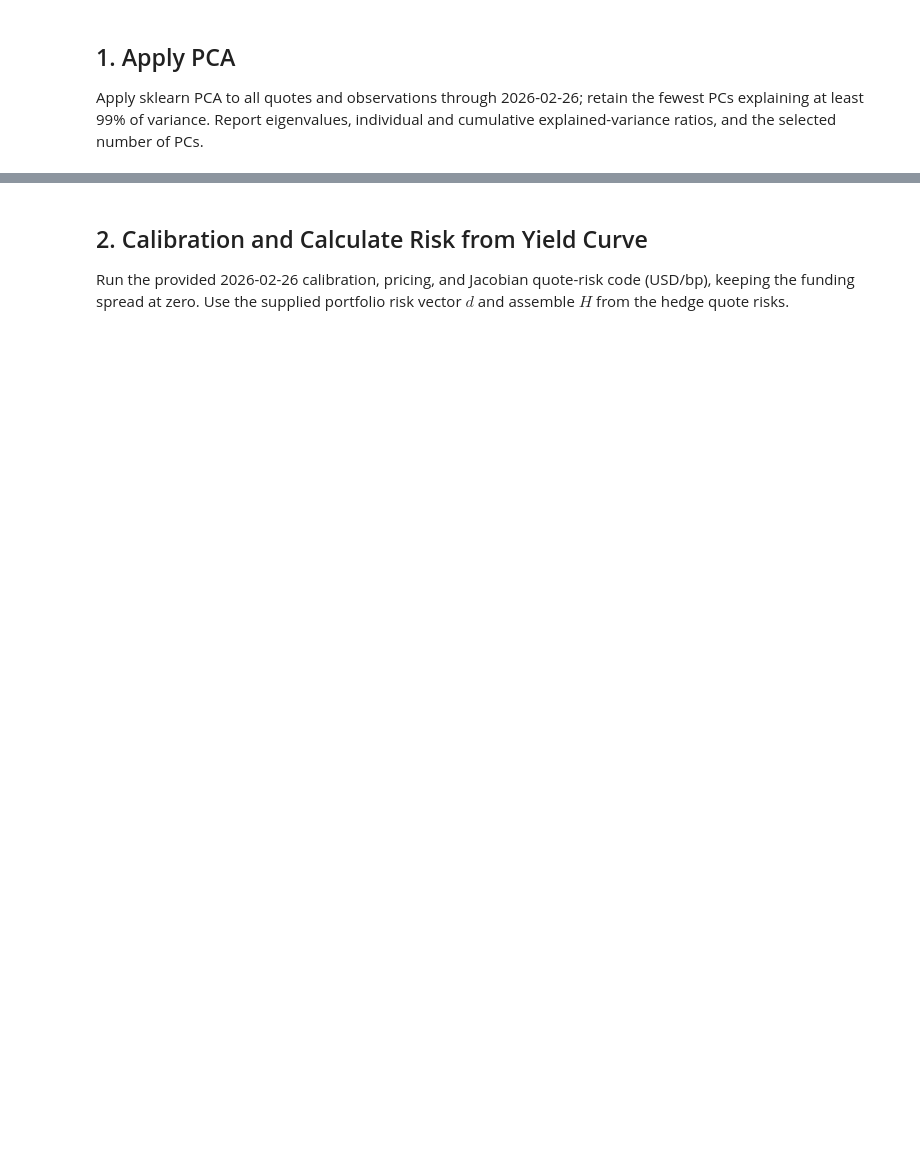
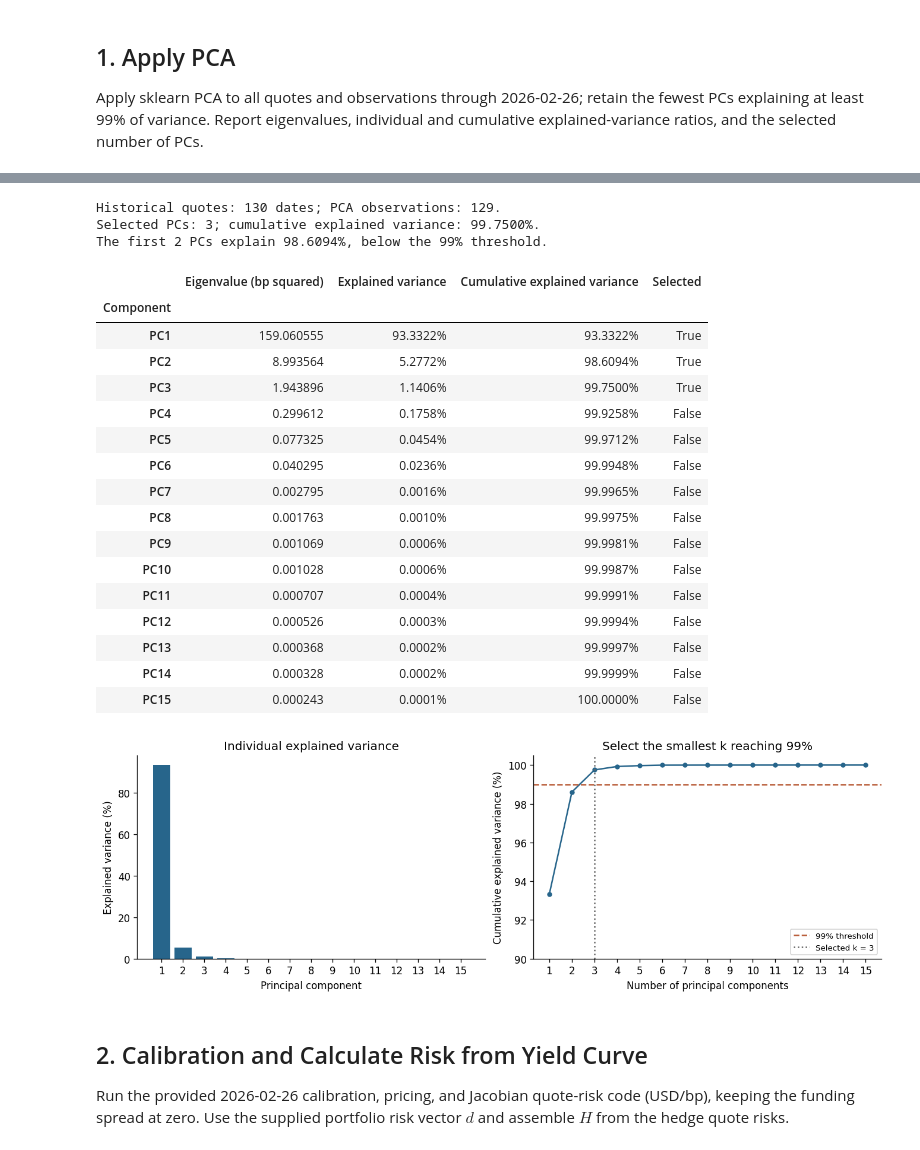
Before and after one commit to DarshitSarda/FRE-GY-9743-Assignments-9, a Jupyter notebook: Assignment9.ipynb, the cells around one changed output, grey strips where cells are left out. Saved outputs shown, nothing was run; the diff lists cells and outputs as text; code cells hidden in the pictures; blank space fills up the shorter version.

Commit message:
Complete Assignment 9 PCA hedge

```diff
--- a/Assignment9.ipynb
+++ b/Assignment9.ipynb
@@ -55,13 +66,19 @@ display(swap_rates.head())
 # %%
 # TODO 1: Prepare the PCA input DataFrame X and fit sklearn PCA.
-# Define the fitted pca object and its scores_array.
-raise NotImplementedError("TODO 1: prepare the PCA input and fit the model.")
+# A hedge protects against moves in rates, so I run PCA on daily quote changes in bp
+# (not on levels, which trend over six months). This also matches the bp-squared eigenvalues
+# and the quote DV01s, which are per 1bp move.
+X = swap_rates.loc[:value_date, tenors].diff().dropna() * 1e4
+pca = PCA()  # all components; sklearn centres each tenor's changes before the eigen-decomposition
+scores_array = pca.fit_transform(X)
 
 eigenvalues = pca.explained_variance_
 explained_ratio = pca.explained_variance_ratio_
 variance_target = 0.99
 # TODO 2: Calculate cumulative_ratio and select the smallest k reaching variance_target.
-raise NotImplementedError("TODO 2: select the number of PCs.")
+cumulative_ratio = np.cumsum(explained_ratio)
+# I take the first index where the running total reaches 99%, as a count of components.
+k = int(np.argmax(cumulative_ratio >= variance_target) + 1)
 pc_names = [f"PC{i + 1}" for i in range(len(eigenvalues))]
 selected_pc_names = pc_names[:k]
 
@@ -69,33 +86,55 @@ selected_eigenvalues = pca.explained_variance_[:k]
 scores = pd.DataFrame(scores_array, index=X.index, columns=pc_names)
 explained_variance = pd.DataFrame({
     "Eigenvalue (bp squared)": eigenvalues,
     "Explained variance": explained_ratio,
     "Cumulative explained variance": cumulative_ratio,
     "Selected": np.arange(len(eigenvalues)) < k,
 }, index=pd.Index(pc_names, name="Component"))
 
 print(f"Historical quotes: {len(swap_rates)} dates; PCA observations: {len(X)}.")
 print(f"Selected PCs: {k}; cumulative explained variance: {cumulative_ratio[k - 1]:.4%}.")
 if k > 1:
     print(f"The first {k - 1} PCs explain {cumulative_ratio[k - 2]:.4%}, below the 99% threshold.")
 display(explained_variance.style.format({
     "Eigenvalue (bp squared)": "{:.6f}",
     "Explained variance": "{:.4%}",
     "Cumulative explained variance": "{:.4%}",
 }))
 
 positions = np.arange(1, len(eigenvalues) + 1)
 fig, axes = plt.subplots(1, 2, figsize=(11, 3.6), constrained_layout=True)
 axes[0].bar(positions, 100 * explained_ratio, color="#27658b")
 axes[0].set(xlabel="Principal component", ylabel="Explained variance (%)",
             title="Individual explained variance", xticks=positions)
 axes[1].plot(positions, 100 * cumulative_ratio, "o-", color="#27658b", markersize=4)
 axes[1].axhline(100 * variance_target, color="#b85b37", linestyle="--", label="99% threshold")
 axes[1].axvline(k, color="#666666", linestyle=":", label=f"Selected k = {k}")
 axes[1].set(xlabel="Number of principal components", ylabel="Cumulative explained variance (%)",
             title="Select the smallest k reaching 99%", xticks=positions, ylim=(90, 100.5))
 axes[1].legend(fontsize=8, loc="lower right")
 plt.show()
+# %% [output]
+Historical quotes: 130 dates; PCA observations: 129.
+Selected PCs: 3; cumulative explained variance: 99.7500%.
+The first 2 PCs explain 98.6094%, below the 99% threshold.
+|  | Eigenvalue (bp squared) | Explained variance | Cumulative explained variance | Selected |
+| Component |  |  |  |  |
+| PC1 | 159.060555 | 93.3322% | 93.3322% | True |
+| PC2 | 8.993564 | 5.2772% | 98.6094% | True |
+| PC3 | 1.943896 | 1.1406% | 99.7500% | True |
+| PC4 | 0.299612 | 0.1758% | 99.9258% | False |
+| PC5 | 0.077325 | 0.0454% | 99.9712% | False |
+| PC6 | 0.040295 | 0.0236% | 99.9948% | False |
+| PC7 | 0.002795 | 0.0016% | 99.9965% | False |
+| PC8 | 0.001763 | 0.0010% | 99.9975% | False |
+| PC9 | 0.001069 | 0.0006% | 99.9981% | False |
+| PC10 | 0.001028 | 0.0006% | 99.9987% | False |
+| PC11 | 0.000707 | 0.0004% | 99.9991% | False |
+| PC12 | 0.000526 | 0.0003% | 99.9994% | False |
+| PC13 | 0.000368 | 0.0002% | 99.9997% | False |
+| PC14 | 0.000328 | 0.0002% | 99.9999% | False |
+| PC15 | 0.000243 | 0.0001% | 100.0000% | False |
+[figure, added]
 # %% [markdown]
 ## 2. Calibration and Calculate Risk from Yield Curve
 
```
Also changed, not shown: parts of 10 cells of this notebook.
